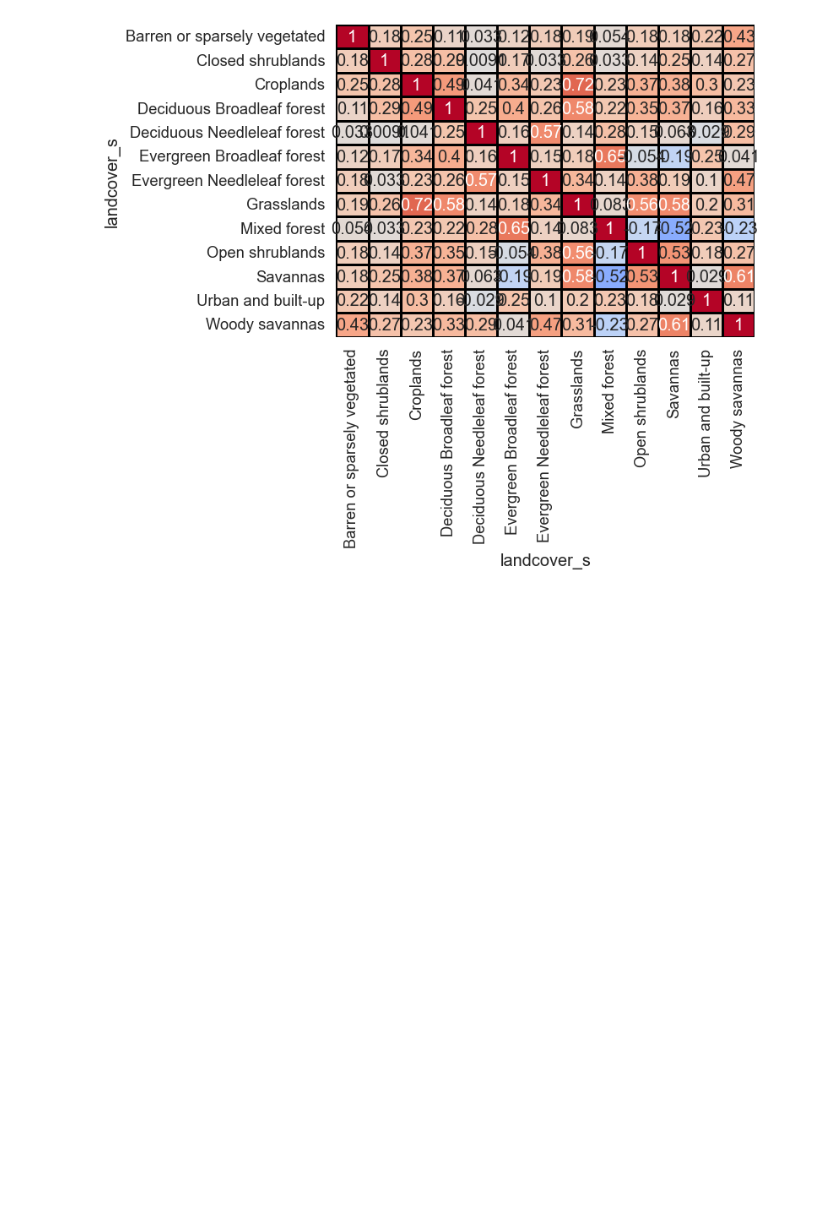
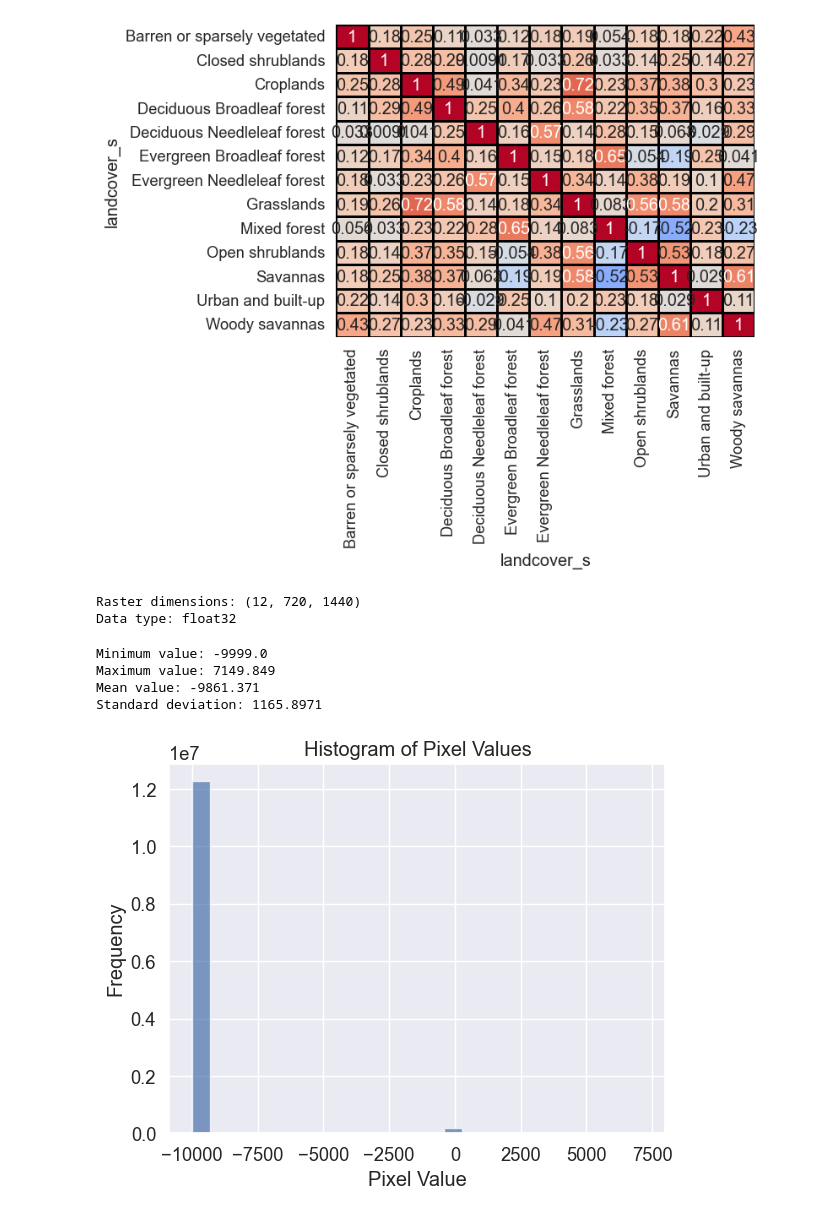
Before and after one commit to ris3abh/DL-firefighters, a Jupyter notebook: code/3 Atlas EDA detailed.ipynb, the cells around one changed output. Cells and saved outputs as stored; diff of their text form; code cells hidden in the pictures; blank space fills up the shorter version.

```diff
--- a/code/3 Atlas EDA detailed.ipynb
+++ b/code/3 Atlas EDA detailed.ipynb
@@ -359,3 +363,36 @@ sns.heatmap(correlation_matrix, annot=True, cmap='coolwarm', vmin=-1, vmax=1, ce
 # %% [output]
 <Axes: xlabel='landcover_s', ylabel='landcover_s'>
 [figure]
+# %%
+from osgeo import gdal
+
+tif_file = '../data/size_monthly/Global_fire_atlas_size_monthly_2003.tif'
+
+ds = gdal.Open(tif_file)
+if ds is None:
+    print('Failed to open the TIFF file.')
+else:
+    data = ds.ReadAsArray()
+    print('Raster dimensions:', data.shape)
+    print('Data type:', data.dtype)
+# %% [output]
+Raster dimensions: (12, 720, 1440)
+Data type: float32
+# %%
+print("Minimum value:", np.min(data))
+print("Maximum value:", np.max(data))
+print("Mean value:", np.mean(data))
+print("Standard deviation:", np.std(data))
+# %% [output]
+Minimum value: -9999.0
+Maximum value: 7149.849
+Mean value: -9861.371
+Standard deviation: 1165.8971
+# %%
+plt.hist(data.flatten(), bins='auto', color='b', alpha=0.7)
+plt.xlabel("Pixel Value")
+plt.ylabel("Frequency")
+plt.title("Histogram of Pixel Values")
+plt.show()
+# %% [output]
+[figure, added]
```
Also changed, not shown: parts of 3 cells of this notebook, 23 other files.
